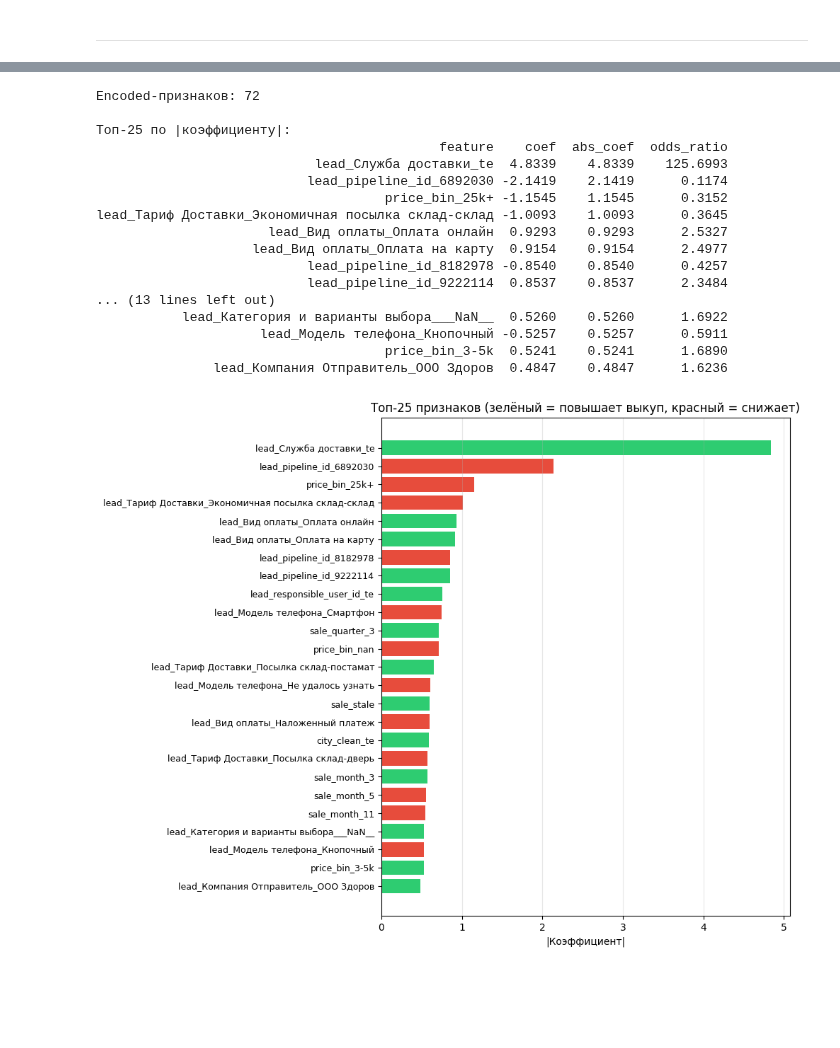
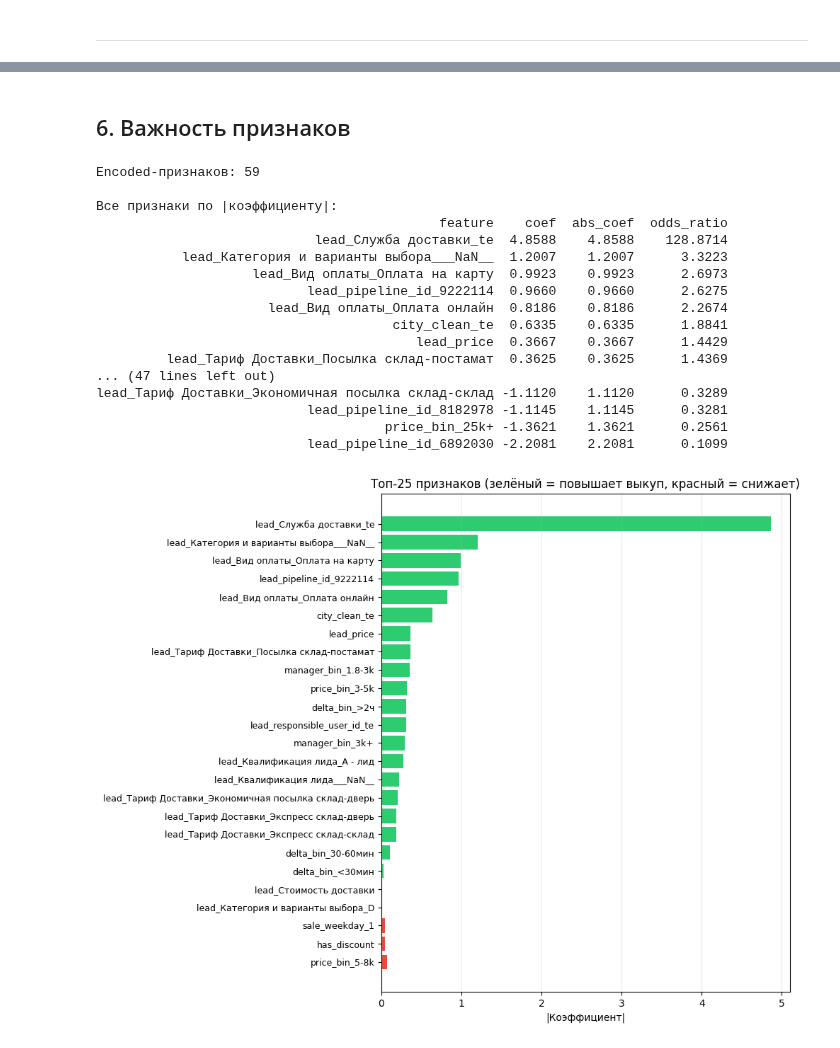
Before and after one commit to FlufffyMelon/Artraid-Hackaton, a Jupyter notebook: 02_model_training.ipynb, the cells around one changed output, grey strips where cells are left out. Drawn from its saved outputs; the diff is of its cells as text; code cells hidden in the pictures; blank space fills up the shorter version.

```diff
--- a/02_model_training.ipynb
+++ b/02_model_training.ipynb
@@ -100,12 +96,12 @@ ret_all = pd.concat([ret_train, ret_test, ret_val])
 ret_all['deals_group'] = ret_all['contact_Число сделок'].clip(upper=6).astype(int).astype(str)
 ret_all.loc[ret_all['contact_Число сделок'] >= 6, 'deals_group'] = '6+'
 
-stats = ret_all.groupby('deals_group')['buyout_flag'].agg(['mean', 'count']).sort_index()
+stats = ret_all.groupby('deals_group')[target].agg(['mean', 'count']).sort_index()
 stats.columns = ['buyout_rate', 'count']
 
 print('Buyout rate по числу прошлых заказов:')
 print(stats.to_string(float_format='%.4f'))
-print(f'\nОбщий buyout rate повторных: {ret_all["buyout_flag"].mean():.4f}')
+print(f'\nОбщий buyout rate повторных: {ret_all[target].mean():.4f}')
 
 fig, ax = plt.subplots(figsize=(8, 4))
 colors_bar = [GREEN if r >= 0.95 else '#f39c12' for r in stats['buyout_rate']]
@@ -377,11 +337,18 @@ print('=' * 60)
 # %%
-X_train_enc, X_test_enc, scaler_new = encode_fold(X_new_train, y_new_train, X_new_test)
+X_train_enc, X_test_enc, scaler_new = encode_fold(
+    X_new_train, y_new_train, X_new_test, alpha=TE_ALPHA)
+_, X_val_enc, _ = encode_fold(
+    X_new_train, y_new_train, X_new_val, alpha=TE_ALPHA)
 
-model_new = LogisticRegression(max_iter=2000, class_weight='balanced', random_state=42)
+model_new = LogisticRegression(
+    C=1.0, penalty='l2', max_iter=2000,
+    class_weight='balanced', random_state=42)
 model_new.fit(X_train_enc, y_new_train)
 
 p_new_test = model_new.predict_proba(X_test_enc)[:, 1]
+p_new_val = model_new.predict_proba(X_val_enc)[:, 1]
 y_new_pred = (p_new_test >= 0.5).astype(int)
+y_new_val_pred = (p_new_val >= 0.5).astype(int)
 
 print('=' * 60)
 print('Модель новых клиентов — TEST')
@@ -396,6 +363,18 @@ print(f'  MCC:               {matthews_corrcoef(y_new_test, y_new_pred):.4f}')
 print('=' * 60)
 print()
 print(classification_report(y_new_test, y_new_pred, target_names=['Отказ', 'Выкуп']))
+
+print('\n' + '=' * 60)
+print('Модель новых клиентов — VAL')
+print('=' * 60)
+print(f'  Accuracy:          {accuracy_score(y_new_val, y_new_val_pred):.4f}')
+print(f'  Balanced Accuracy: {balanced_accuracy_score(y_new_val, y_new_val_pred):.4f}')
+print(f'  Precision:         {precision_score(y_new_val, y_new_val_pred):.4f}')
+print(f'  Recall:            {recall_score(y_new_val, y_new_val_pred):.4f}')
+print(f'  F1:                {f1_score(y_new_val, y_new_val_pred):.4f}')
+print(f'  ROC-AUC:           {roc_auc_score(y_new_val, p_new_val):.4f}')
+print(f'  MCC:               {matthews_corrcoef(y_new_val, y_new_val_pred):.4f}')
+print('=' * 60)
 # %% [output]
 ============================================================
 Модель новых клиентов — TEST
@@ -540,43 +482,44 @@ Odds Ratio = exp(coef): во сколько раз изменяются шанс
+# %% [markdown]
+## 6. Важность признаков
 # %%
 feat_imp = pd.DataFrame({
     'feature': X_train_enc.columns,
     'coef': model_new.coef_[0],
     'abs_coef': np.abs(model_new.coef_[0]),
     'odds_ratio': np.exp(model_new.coef_[0]),
-}).sort_values('abs_coef', ascending=False)
+}).sort_values('odds_ratio', ascending=False)
 
 print(f'Encoded-признаков: {len(feat_imp)}')
-print(f'\nТоп-25 по |коэффициенту|:')
-print(feat_imp.head(25).to_string(index=False, float_format='%.4f'))
+print(f'\nВсе признаки по |коэффициенту|:')
+print(feat_imp.to_string(index=False, float_format='%.4f'))
 
-# Bar chart
 top25 = feat_imp.head(25).iloc[::-1]
 colors = [GREEN if c > 0 else RED for c in top25['coef']]
 fig, ax = plt.subplots(figsize=(10, 8))
 ax.barh(range(len(top25)), top25['abs_coef'].values, color=colors)
 ax.set_yticks(range(len(top25)))
 ax.set_yticklabels(top25['feature'].values, fontsize=9)
 ax.set_xlabel('|Коэффициент|')
 ax.set_title('Топ-25 признаков (зелёный = повышает выкуп, красный = снижает)')
 ax.grid(axis='x', alpha=0.3)
 plt.tight_layout(); plt.show()
 # %% [output]
-Encoded-признаков: 72
+Encoded-признаков: 59
 
-Топ-25 по |коэффициенту|:
+Все признаки по |коэффициенту|:
                                             feature    coef  abs_coef  odds_ratio
-                            lead_Служба доставки_te  4.8339    4.8339    125.6993
-                           lead_pipeline_id_6892030 -2.1419    2.1419      0.1174
-                                     price_bin_25k+ -1.1545    1.1545      0.3152
-lead_Тариф Доставки_Экономичная посылка склад-склад -1.0093    1.0093      0.3645
-                      lead_Вид оплаты_Оплата онлайн  0.9293    0.9293      2.5327
-                    lead_Вид оплаты_Оплата на карту  0.9154    0.9154      2.4977
-                           lead_pipeline_id_8182978 -0.8540    0.8540      0.4257
-                           lead_pipeline_id_9222114  0.8537    0.8537      2.3484
-... (13 lines left out)
-           lead_Категория и варианты выбора___NaN__  0.5260    0.5260      1.6922
-                     lead_Модель телефона_Кнопочный -0.5257    0.5257      0.5911
-                                     price_bin_3-5k  0.5241    0.5241      1.6890
-               lead_Компания Отправитель_ООО Здоров  0.4847    0.4847      1.6236
+                            lead_Служба доставки_te  4.8588    4.8588    128.8714
+           lead_Категория и варианты выбора___NaN__  1.2007    1.2007      3.3223
+                    lead_Вид оплаты_Оплата на карту  0.9923    0.9923      2.6973
+                           lead_pipeline_id_9222114  0.9660    0.9660      2.6275
+                      lead_Вид оплаты_Оплата онлайн  0.8186    0.8186      2.2674
+                                      city_clean_te  0.6335    0.6335      1.8841
+                                         lead_price  0.3667    0.3667      1.4429
+         lead_Тариф Доставки_Посылка склад-постамат  0.3625    0.3625      1.4369
+... (47 lines left out)
+lead_Тариф Доставки_Экономичная посылка склад-склад -1.1120    1.1120      0.3289
+                           lead_pipeline_id_8182978 -1.1145    1.1145      0.3281
+                                     price_bin_25k+ -1.3621    1.3621      0.2561
+                           lead_pipeline_id_6892030 -2.2081    2.2081      0.1099
-[figure, old version]
+[figure, new version]
 # %%
```
Also changed, not shown: parts of 30 cells of this notebook, 3 other files.
